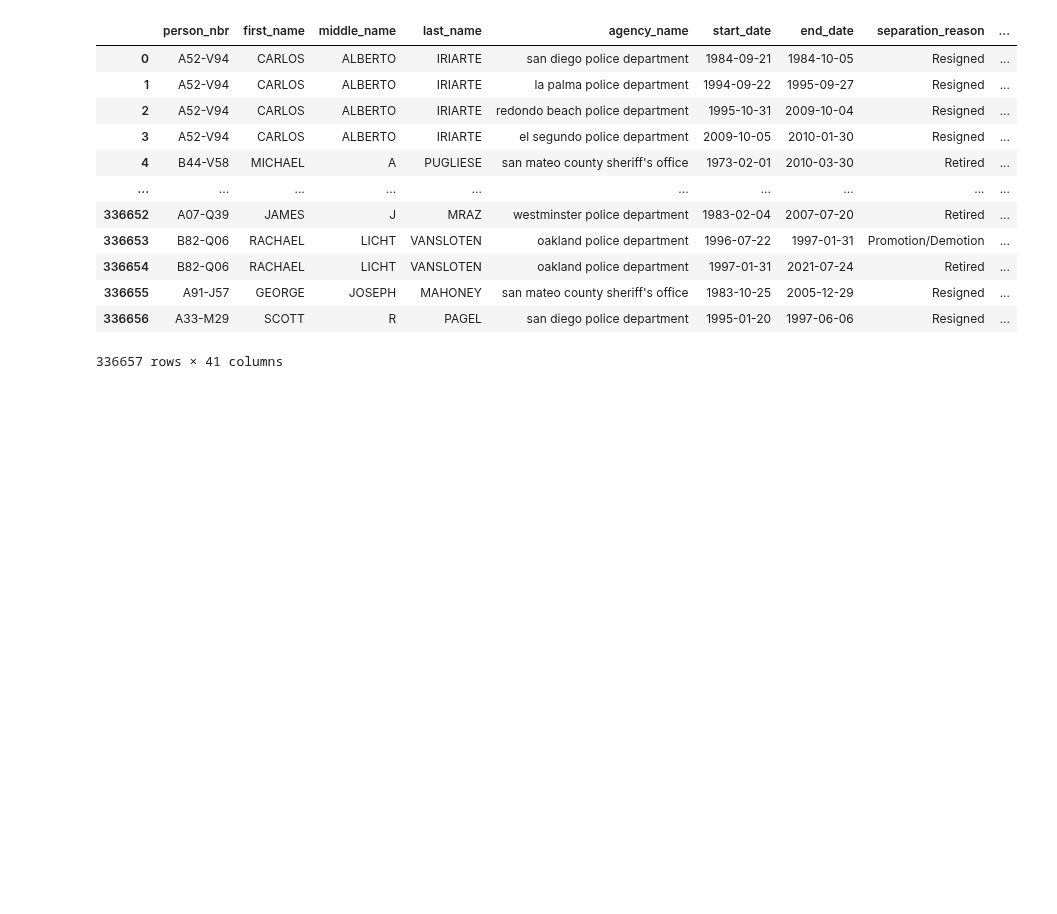
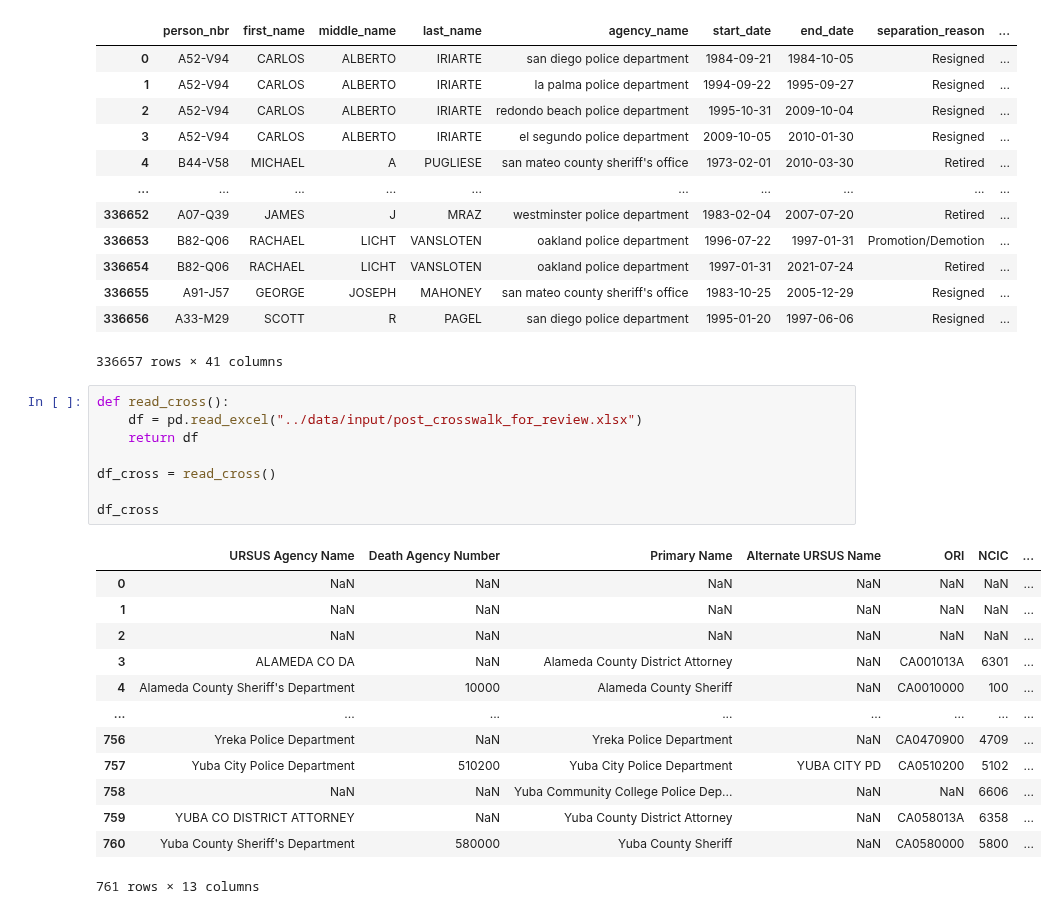
Before and after one commit to National-Police-Index/us-post-data, a Jupyter notebook: preprocess/clean/CA/lear/src/src.ipynb, the cells around one changed output. Drawn from its saved outputs; the diff is of its cells as text; blank space fills up the shorter version.

```diff
--- a/preprocess/clean/CA/lear/src/src.ipynb
+++ b/preprocess/clean/CA/lear/src/src.ipynb
@@ -92,3 +115,25 @@ df
 | 336655 | A91-J57 | GEORGE | JOSEPH | MAHONEY | san mateo county sheriff's office | 1983-10-25 | 2005-12-29 | Resigned | ... |
 | 336656 | A33-M29 | SCOTT | R | PAGEL | san diego police department | 1995-01-20 | 1997-06-06 | Resigned | ... |
 336657 rows × 41 columns
+# %%
+def read_cross():
+    df = pd.read_excel("../data/input/post_crosswalk_for_review.xlsx")
+    return df
+
+df_cross = read_cross()
+
+df_cross
+# %% [output]
+|  | URSUS Agency Name | Death Agency Number | Primary Name | Alternate URSUS Name | ORI | NCIC | ... |
+| 0 | NaN | NaN | NaN | NaN | NaN | NaN | ... |
+| 1 | NaN | NaN | NaN | NaN | NaN | NaN | ... |
+| 2 | NaN | NaN | NaN | NaN | NaN | NaN | ... |
+| 3 | ALAMEDA CO DA | NaN | Alameda County District Attorney | NaN | CA001013A | 6301 | ... |
+| 4 | Alameda County Sheriff's Department | 10000 | Alameda County Sheriff | NaN | CA0010000 | 100 | ... |
+| ... | ... | ... | ... | ... | ... | ... | ... |
+| 756 | Yreka Police Department | NaN | Yreka Police Department | NaN | CA0470900 | 4709 | ... |
+| 757 | Yuba City Police Department | 510200 | Yuba City Police Department | YUBA CITY PD | CA0510200 | 5102 | ... |
+| 758 | NaN | NaN | Yuba Community College Police Dep... | NaN | NaN | 6606 | ... |
+| 759 | YUBA CO DISTRICT ATTORNEY | NaN | Yuba County District Attorney | NaN | CA058013A | 6358 | ... |
+| 760 | Yuba County Sheriff's Department | 580000 | Yuba County Sheriff | NaN | CA0580000 | 5800 | ... |
+761 rows × 13 columns
```
Also changed, not shown: parts of 3 cells of this notebook, 16 other files.
